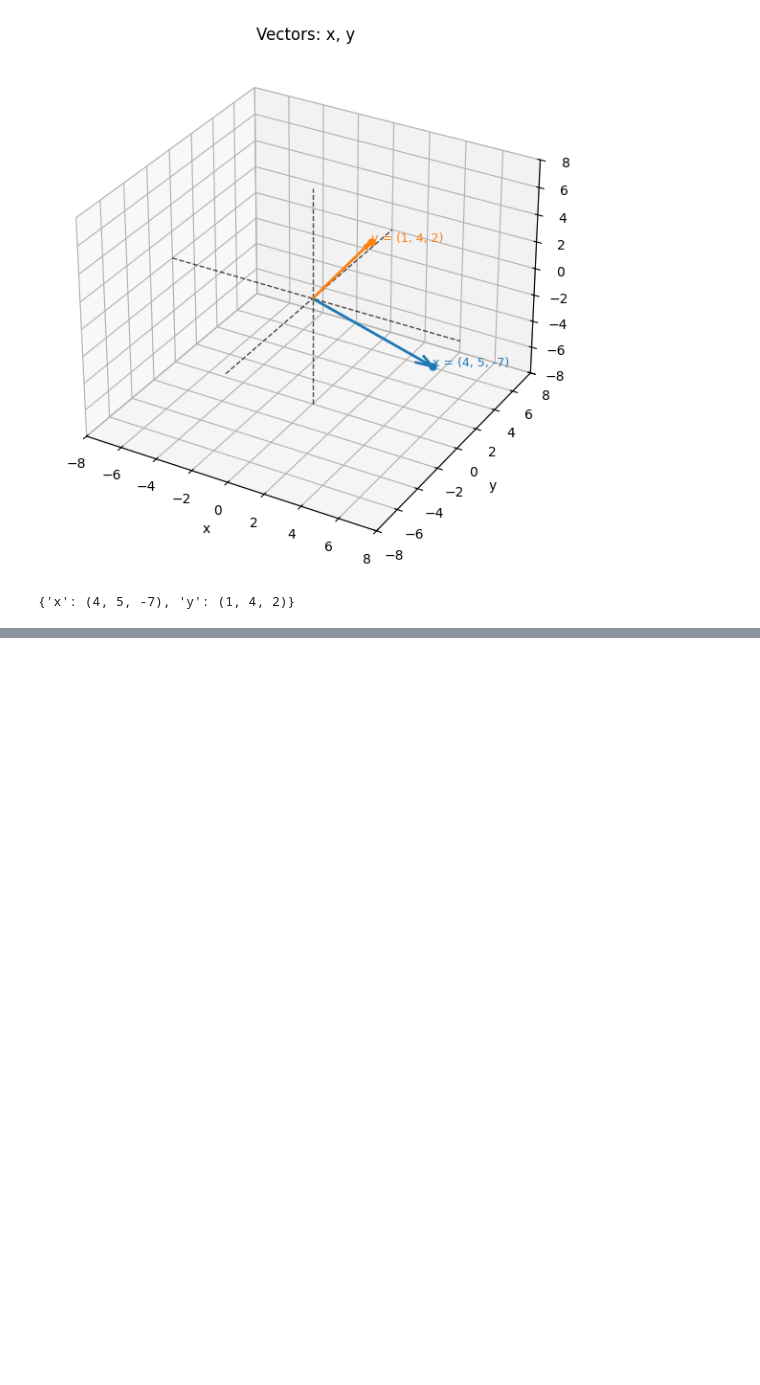
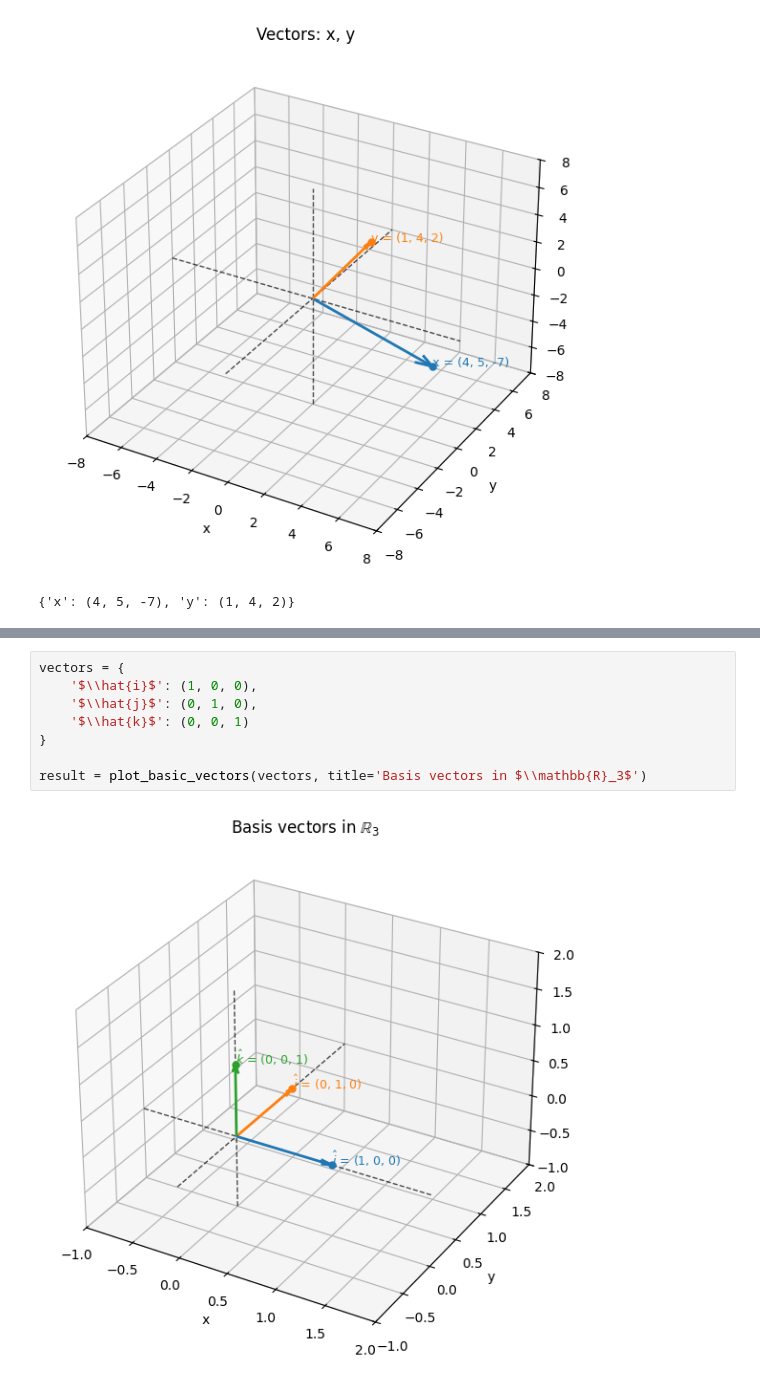
Before and after one commit to seanjiangsh/math-practice, a Jupyter notebook: linear-algebra/vectors.ipynb, the cells around one changed output, grey strips where cells are left out. Cells and saved outputs as stored; diff of their text form; blank space fills up the shorter version.

```diff
--- a/linear-algebra/vectors.ipynb
+++ b/linear-algebra/vectors.ipynb
@@ -115,0 +127,10 @@ result
+# %%
+vectors = {
+	'$\\hat{i}$': (1, 0, 0),
+	'$\\hat{j}$': (0, 1, 0),
+	'$\\hat{k}$': (0, 0, 1)
+}
+
+result = plot_basic_vectors(vectors, title='Basis vectors in $\\mathbb{R}_3$')
+# %% [output]
+[figure, added]
```
Also changed, not shown: parts of 2 cells of this notebook.
